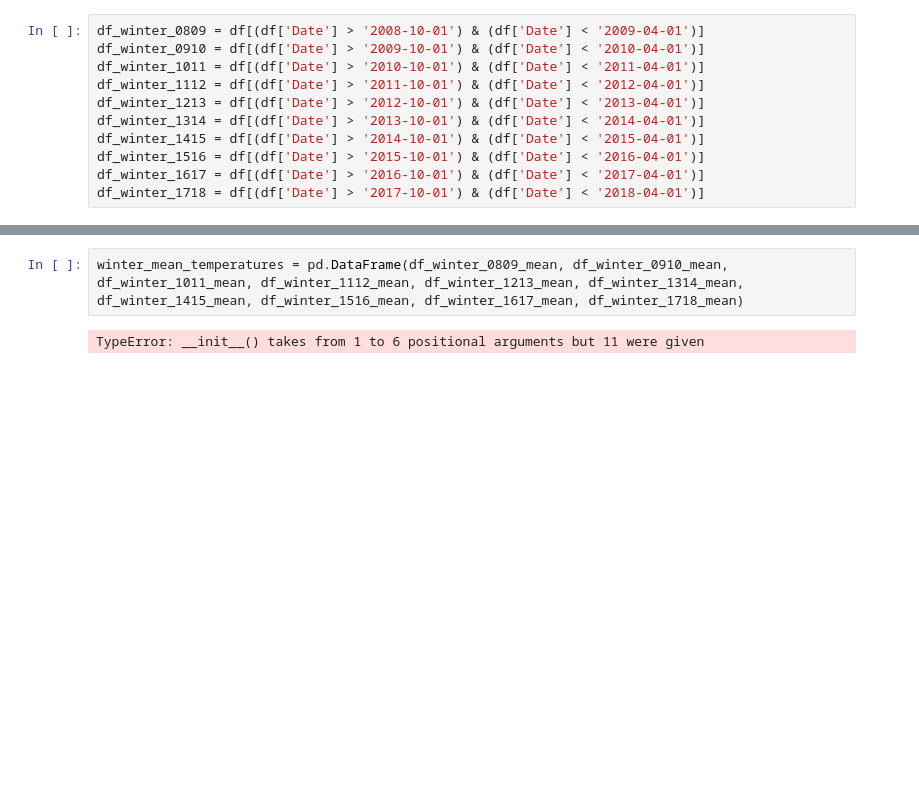
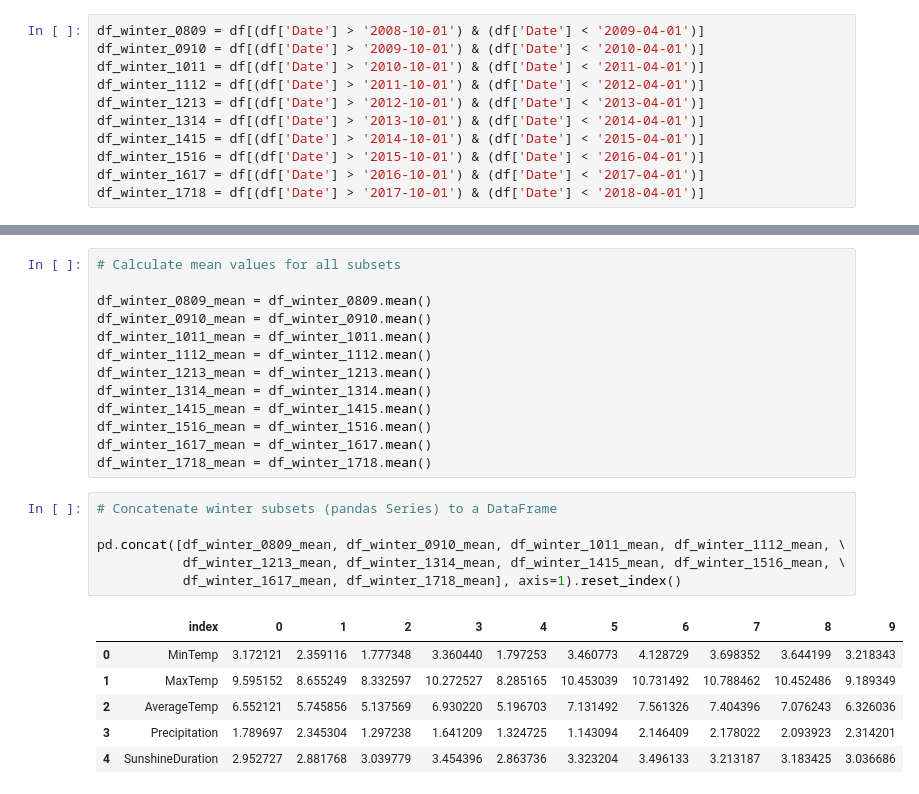
Before and after one commit to marianoju/neuefische, a Jupyter notebook: fuhlsbuettel.ipynb, the cells around one changed output, grey strips where cells are left out. Saved outputs shown, nothing was run; the diff lists cells and outputs as text; blank space fills up the shorter version.

```diff
--- a/fuhlsbuettel.ipynb
+++ b/fuhlsbuettel.ipynb
@@ -238,4 +229,26 @@ memory usage: 201.9+ KB
+# %%
+# Calculate mean values for all subsets
+
+df_winter_0809_mean = df_winter_0809.mean()
+df_winter_0910_mean = df_winter_0910.mean()
+df_winter_1011_mean = df_winter_1011.mean()
+df_winter_1112_mean = df_winter_1112.mean()
+df_winter_1213_mean = df_winter_1213.mean()
+df_winter_1314_mean = df_winter_1314.mean()
+df_winter_1415_mean = df_winter_1415.mean()
+df_winter_1516_mean = df_winter_1516.mean()
+df_winter_1617_mean = df_winter_1617.mean()
+df_winter_1718_mean = df_winter_1718.mean()
 # %%
-winter_mean_temperatures = pd.DataFrame(df_winter_0809_mean, df_winter_0910_mean, df_winter_1011_mean, df_winter_1112_mean, df_winter_1213_mean, df_winter_1314_mean, df_winter_1415_mean, df_winter_1516_mean, df_winter_1617_mean, df_winter_1718_mean)
+# Concatenate winter subsets (pandas Series) to a DataFrame
+
+pd.concat([df_winter_0809_mean, df_winter_0910_mean, df_winter_1011_mean, df_winter_1112_mean, \
+           df_winter_1213_mean, df_winter_1314_mean, df_winter_1415_mean, df_winter_1516_mean, \
+           df_winter_1617_mean, df_winter_1718_mean], axis=1).reset_index()
 # %% [output]
-TypeError: __init__() takes from 1 to 6 positional arguments but 11 were given
+|  | index | 0 | 1 | 2 | 3 | 4 | 5 | 6 | 7 | 8 | 9 |
+| 0 | MinTemp | 3.172121 | 2.359116 | 1.777348 | 3.360440 | 1.797253 | 3.460773 | 4.128729 | 3.698352 | 3.644199 | 3.218343 |
+| 1 | MaxTemp | 9.595152 | 8.655249 | 8.332597 | 10.272527 | 8.285165 | 10.453039 | 10.731492 | 10.788462 | 10.452486 | 9.189349 |
+| 2 | AverageTemp | 6.552121 | 5.745856 | 5.137569 | 6.930220 | 5.196703 | 7.131492 | 7.561326 | 7.404396 | 7.076243 | 6.326036 |
+| 3 | Precipitation | 1.789697 | 2.345304 | 1.297238 | 1.641209 | 1.324725 | 1.143094 | 2.146409 | 2.178022 | 2.093923 | 2.314201 |
+| 4 | SunshineDuration | 2.952727 | 2.881768 | 3.039779 | 3.454396 | 2.863736 | 3.323204 | 3.496133 | 3.213187 | 3.183425 | 3.036686 |
```
Also changed, not shown: parts of 3 cells of this notebook, 2 other files.
